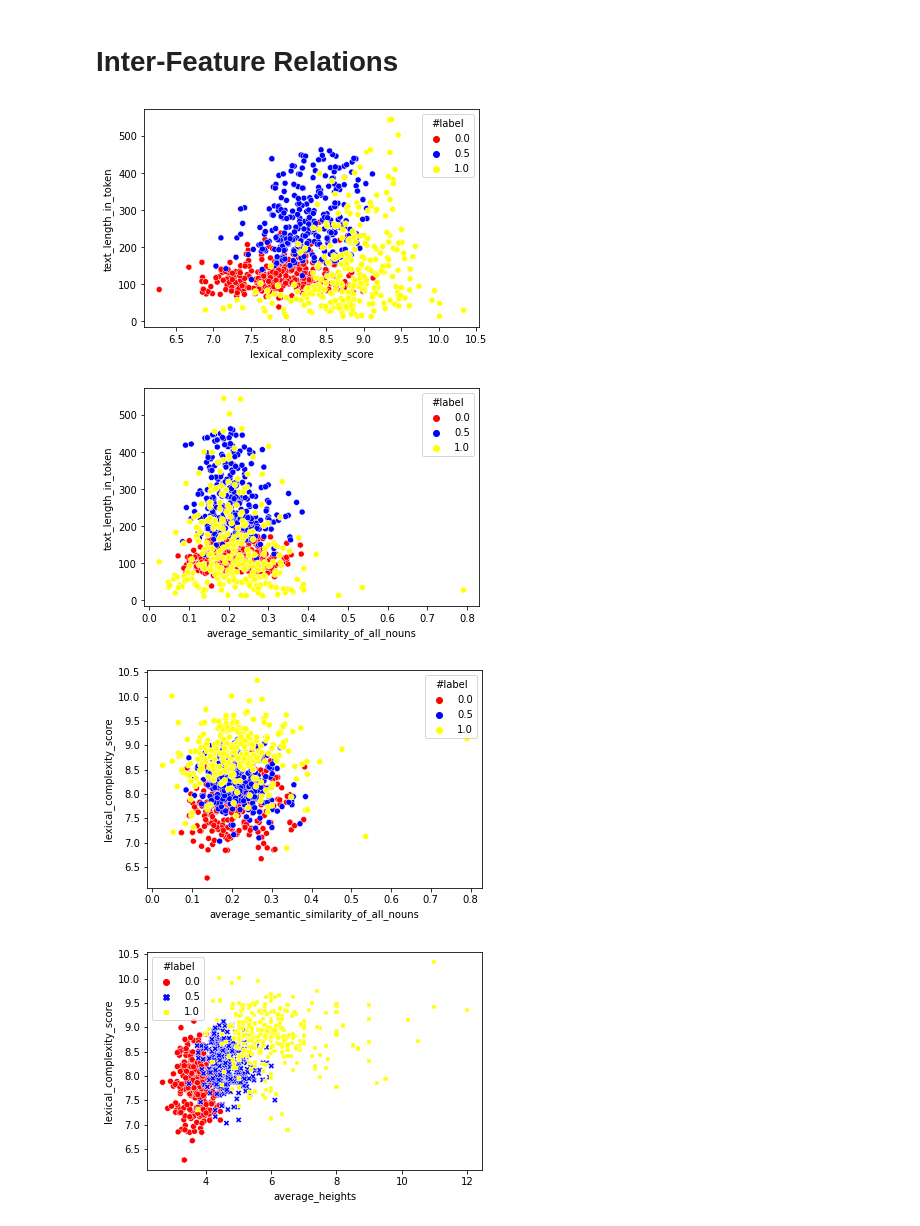
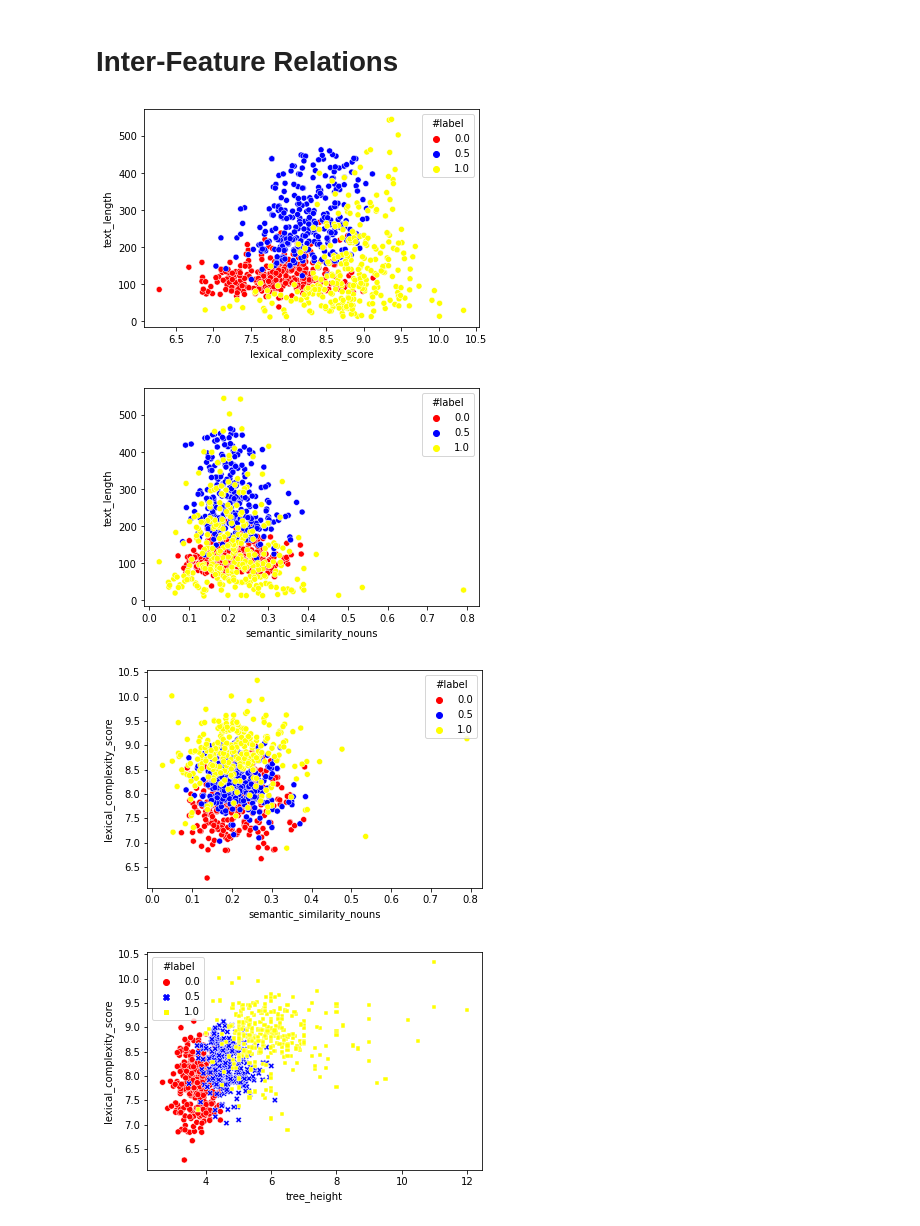
Before and after one commit to DanielAweis/TextComplexityFeatures, a Jupyter notebook: data_analysis/data_analysis_lexica_corpus.ipynb, the cells around one changed output. Saved outputs shown, nothing was run; the diff lists cells and outputs as text; code cells hidden in the pictures.

Commit message:
data analysis clean up

```diff
--- a/data_analysis/data_analysis_lexica_corpus.ipynb
+++ b/data_analysis/data_analysis_lexica_corpus.ipynb
@@ -14,7 +12,7 @@ from sklearn.ensemble import RandomForestClassifier
 # %%
-df = pd.read_csv("text_complexity_features.csv")
+df = pd.read_csv("lexica_corpus_text_complexity.csv")
 y = np.array(df["#label"])
-X = df.drop(["#id", "#label"],  axis='columns')
+X = df.drop(["#id", "#label", "Unnamed: 0"],  axis='columns')
 # %%
 column_names = list(df.columns.values)
 column_names
@@ -255,20 +259,20 @@ pos_wiki.describe()
 # %% [markdown]
 # Inter-Feature Relations
 # %%
-a = sns.scatterplot(data=df, hue="#label", x="lexical_complexity_score", y="text_length_in_token", palette=["red", "blue", "yellow"])
+a = sns.scatterplot(data=df, hue="#label", x="lexical_complexity_score", y="text_length", palette=["red", "blue", "yellow"])
 # %% [output]
-[figure, old version]
+[figure, new version]
 # %%
-b = sns.scatterplot(data=df, hue="#label", x="average_semantic_similarity_of_all_nouns", y="text_length_in_token", palette=["red", "blue", "yellow"])
+b = sns.scatterplot(data=df, hue="#label", x="semantic_similarity_nouns", y="text_length", palette=["red", "blue", "yellow"])
 # %% [output]
-[figure, old version]
+[figure, new version]
 # %%
-c = sns.scatterplot(data=df, hue="#label", x="average_semantic_similarity_of_all_nouns", y="lexical_complexity_score", palette=["red", "blue", "yellow"])
+c = sns.scatterplot(data=df, hue="#label", x="semantic_similarity_nouns", y="lexical_complexity_score", palette=["red", "blue", "yellow"])
 # %% [output]
-[figure, old version]
+[figure, new version]
 # %%
-d = sns.scatterplot(data=df, hue="#label", x="average_heights", y="lexical_complexity_score",
+d = sns.scatterplot(data=df, hue="#label", x="tree_height", y="lexical_complexity_score",
                     palette=["red", "blue", "yellow"],
                     style="#label")
 # %% [output]
-[figure, old version]
+[figure, new version]
```
Also changed, not shown: parts of 23 cells of this notebook, 1 other file.
